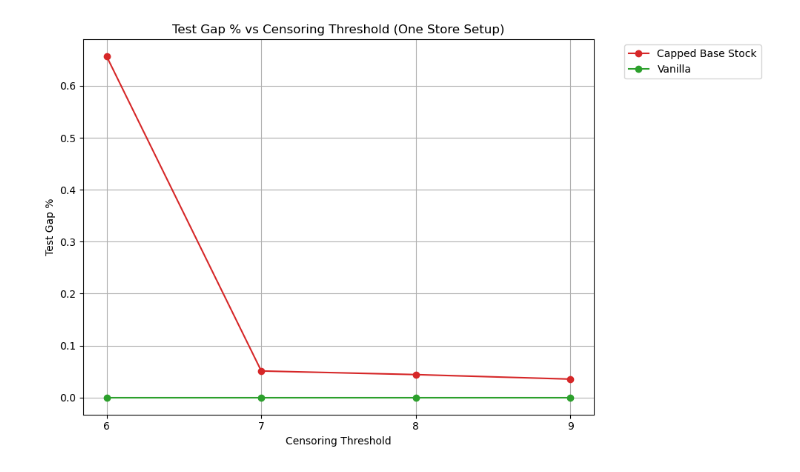
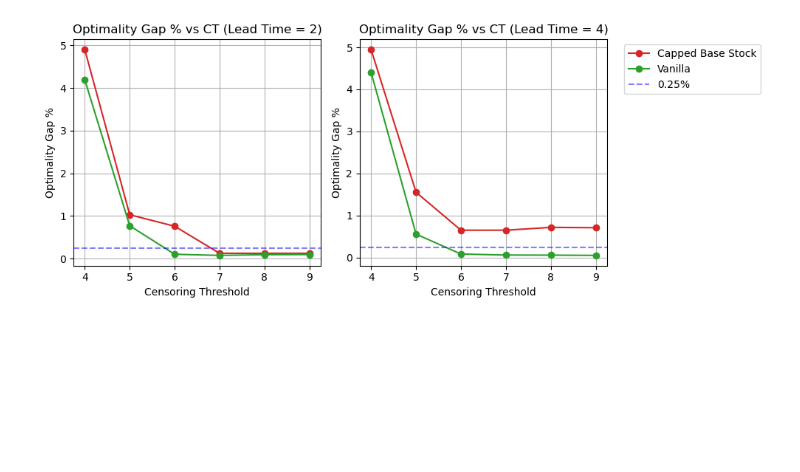
Before and after one commit to minuk302/Neural_inventory_control, a Jupyter notebook: analysis/ray_one_store_censored_demand.ipynb, the cells around one changed output. Cells and saved outputs as stored; diff of their text form; code cells hidden in the pictures; blank space fills up the shorter version.

```diff
--- a/analysis/ray_one_store_censored_demand.ipynb
+++ b/analysis/ray_one_store_censored_demand.ipynb
@@ -38,67 +38,87 @@ def custom_data_filler(out_row, reference_row):
     out_row['path'] = reference_row['path']
 
 def default_condition_setter(condition_name):
+    if condition_name == 'store_lead_time':
+        return 2
     return None
 
 sort_by = 'test_loss'
 pick_row_from_run_by = 'test_loss'
 
 results_interpretor = rri.RayResultsinterpreter()
+# Create figure with 2 subplots vertically stacked
+fig, (ax1, ax2) = plt.subplots(1, 2, figsize=(10, 4))
 
-dfs = []
-for censoring_threshold in [6, 7, 8, 9]:
-    # Vanilla for this threshold
+all_dfs = []
+optimal_losses = {2: 4.40, 4: 4.73}  # Optimal losses for each lead time
+for lead_time in [2, 4]:
+    dfs = []
+    censoring_threshold = [4, 5, 6, 7, 8, 9]
     df_vanilla = results_interpretor.make_table(vanilla_paths,
-        {'censoring_threshold': [censoring_threshold]},
+        {'censoring_threshold': censoring_threshold, 'store_lead_time': [lead_time]},
         default_condition_setter, custom_data_filler, sort_by=sort_by, pick_row_from_run_by=pick_row_from_run_by)
     df_vanilla.insert(2, 'Architecture Class', "Vanilla")
     df_vanilla.insert(1, 'hyperparam_name', "vanilla_one_store")
     df_vanilla['Censoring Threshold'] = censoring_threshold
+    df_vanilla['Lead Time'] = lead_time
 
     # Capped Base Stock for this threshold
     df_capped = results_interpretor.make_table(capped_base_stock_paths,
-        {'censoring_threshold': [censoring_threshold]},
+        {'censoring_threshold': censoring_threshold, 'store_lead_time': [lead_time]},
         default_condition_setter, custom_data_filler, sort_by=sort_by, pick_row_from_run_by=pick_row_from_run_by)
     df_capped.insert(2, 'Architecture Class', "Capped Base Stock")
     df_capped.insert(1, 'hyperparam_name', "capped_base_stock")
     df_capped['Censoring Threshold'] = censoring_threshold
-
+    df_capped['Lead Time'] = lead_time
     dfs.extend([df_vanilla, df_capped])
 
-# Combine all dataframes
-df = pd.concat(dfs)
+    # Combine all dataframes for this lead time
+    df = pd.concat(dfs)
 
-min_test_loss = df.groupby(['Censoring Threshold'])['Test Loss'].transform('min')
-df['Test Gap %'] = ((df['Test Loss'] - min_test_loss) / min_test_loss) * 100
-df.insert(df.columns.get_loc(df.columns[-2]), 'Test Gap %', df.pop('Test Gap %'))
-df.sort_values(by=['Censoring Threshold'], inplace=True)
+    optimal_loss = optimal_losses[lead_time]
+    df['Optimality Gap %'] = ((df['Test Loss'] - optimal_loss) / optimal_loss) * 100
+    df.insert(df.columns.get_loc(df.columns[-2]), 'Optimality Gap %', df.pop('Optimality Gap %'))
+    df.sort_values(by=['Censoring Threshold'], inplace=True)
 
-# Print formatted table
-df_to_print = df.copy()
-columns_to_drop = ['hyperparam_name', '# of runs', 'Censoring Threshold', '# of stores']
-df_to_print.drop(columns=[col for col in columns_to_drop if col in df_to_print.columns], inplace=True)
-print(df_to_print.to_string())
+    # Create pivot table
+    pivot_df = df.groupby(['Censoring Threshold', 'Architecture Class'])['Optimality Gap %'].mean().unstack()
 
-# Create single plot
-fig, ax = plt.subplots(figsize=(10, 6))
+    # Plot lines for each architecture
+    ax = ax1 if lead_time == 2 else ax2
+    for column in pivot_df.columns:
+        ax.plot(pivot_df.index, pivot_df[column],
+                marker='o',
+                label=column,
+                color=color_scheme[column],
+                linestyle=linestyle_scheme[column])
 
-# Create pivot table
-pivot_df = df.groupby(['Censoring Threshold', 'Architecture Class'])['Test Gap %'].mean().unstack()
+    # Add 0.25% gap line
+    ax.axhline(y=0.25, color='blue', linestyle='--', alpha=0.5, label='0.25%')
 
-# Plot lines for each architecture
-for column in pivot_df.columns:
-    ax.plot(pivot_df.index, pivot_df[column],
-            marker='o',
-            label=column,
-            color=color_scheme[column],
-            linestyle=linestyle_scheme[column])
+    ax.set_xlabel('Censoring Threshold')
+    ax.set_ylabel('Optimality Gap %')
+    ax.set_title(f'Optimality Gap % vs CT (Lead Time = {lead_time})')
+    ax.grid(True)
+    ax.set_xticks(pivot_df.index)
 
-ax.set_xlabel('Censoring Threshold')
-ax.set_ylabel('Test Gap %')
-ax.set_title('Test Gap % vs Censoring Threshold (One Store Setup)')
-ax.grid(True)
-ax.set_xticks(pivot_df.index)
-ax.legend(bbox_to_anchor=(1.05, 1), loc='upper left')
+    # Only add legend to the first plot
+    if lead_time == 4:
+        ax.legend(bbox_to_anchor=(1.05, 1), loc='upper left')
+
+    all_dfs.append(df)
+
+# Combine data from both lead times
+combined_df = pd.concat(all_dfs)
+combined_df.sort_values(by=['Lead Time', 'Censoring Threshold'], inplace=True)
+
+# Print the full dataframe
+pd.set_option('display.max_rows', None)
+pd.set_option('display.max_columns', None)
+pd.set_option('display.width', None)
+combined_df.drop(columns=['# of stores', 'hyperparam_name', '# of runs', 'path', 'Censoring Threshold', 'Lead Time', 'Learning Rate'], inplace=True)
+combined_df.insert(0, 'Lead Time', combined_df.pop('store_lead_time'))
+print("\nFull DataFrame:")
+print(combined_df.to_string())
 
 plt.tight_layout()
 plt.show()
@@ -115 +143 @@ plt.show()
-[figure, old version]
+[figure, new version]
```
Also changed, not shown: parts of 2 cells of this notebook, 15 other files.
